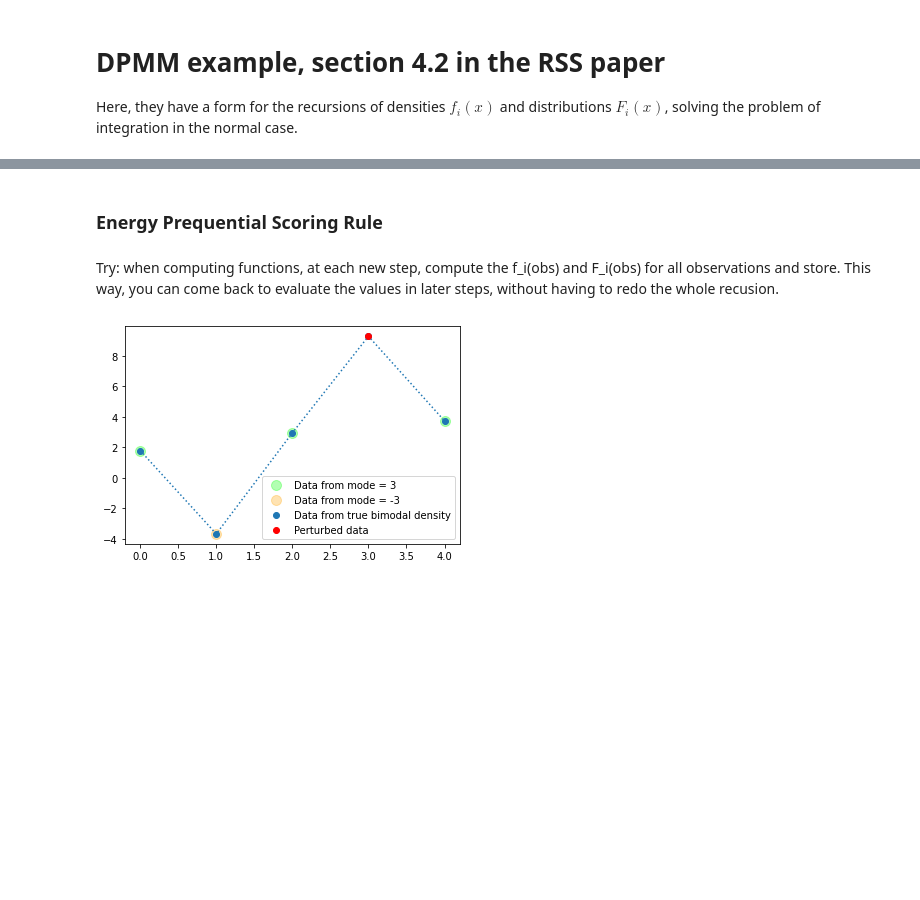
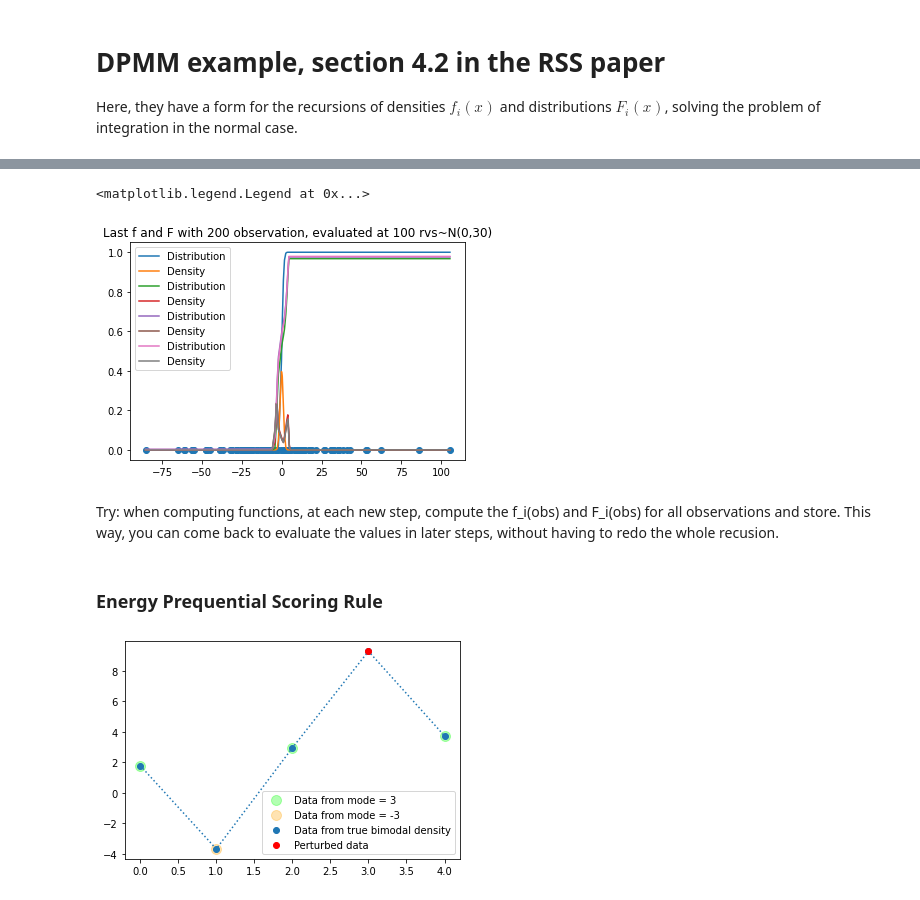
Before and after one commit to Huk-David/RSS-Discussion-paper-Martingale-Posterior-Distributions, a Jupyter notebook: Prequential Copulas - Code/Discussion paper - Notebook.ipynb, the cells around one changed output, grey strips where cells are left out. Cells and saved outputs as stored; diff of their text form; code cells hidden in the pictures; blank space fills up the shorter version.

```diff
--- a/Prequential Copulas - Code/Discussion paper - Notebook.ipynb
+++ b/Prequential Copulas - Code/Discussion paper - Notebook.ipynb
@@ -213,0 +295,14 @@ plt.show()
+# %%
+# updating for K steps and keeping track of previous evaluations of rvs:
+
+F_new = [F_0]
+f_new = [f_0]
+rho=0.7
+obs_nb = len(observed_data)
+
+for step in tqdm(range(obs_nb)):
+    rv = observed_data[step]
+    alpha_i = (2-(1/(step+1))) / (step +2)
+    new_dist = update_fitting(F_new[step],f_new[step],alpha_i,rv,rho=rho,step=step)
+    F_new.append(new_dist[0])
+    f_new.append(new_dist[1])
@@ -213,0 +314,13 @@ plt.show()
+# %%
+for q in range(200):
+    if q%50==0:
+        plt.plot(sorted(proposal_samples),[np.exp(F_new[q](x)) for x in sorted(proposal_samples)],label='Distribution')
+        plt.plot(sorted(proposal_samples),[np.exp(f_new[q](x)) for x in sorted(proposal_samples)],label='Density')
+plt.scatter(proposal_samples,np.repeat(0,len(proposal_samples)))
+plt.title('Last f and F with 200 observation, evaluated at 100 rvs~N(0,30)')
+plt.legend()
+# %% [output]
+<matplotlib.legend.Legend at 0x...>
+[figure, added]
+# %% [markdown]
+Try: when computing functions, at each new step, compute the f_i(obs) and F_i(obs) for all observations and store. This way, you can come back to evaluate the values in later steps, without having to redo the whole recusion.
@@ -214,7 +338,5 @@ plt.show()
 # %% [markdown]
 ### Energy Prequential Scoring Rule
-# %% [markdown]
-Try: when computing functions, at each new step, compute the f_i(obs) and F_i(obs) for all observations and store. This way, you can come back to evaluate the values in later steps, without having to redo the whole recusion.
 # %%
 # Compute energy SR via importance sampling, for a given rho
 def Energy_SR_via_IS(obs_,q_samples,q_evals,p_targets,b):
```
Also changed, not shown: parts of 13 cells of this notebook.
